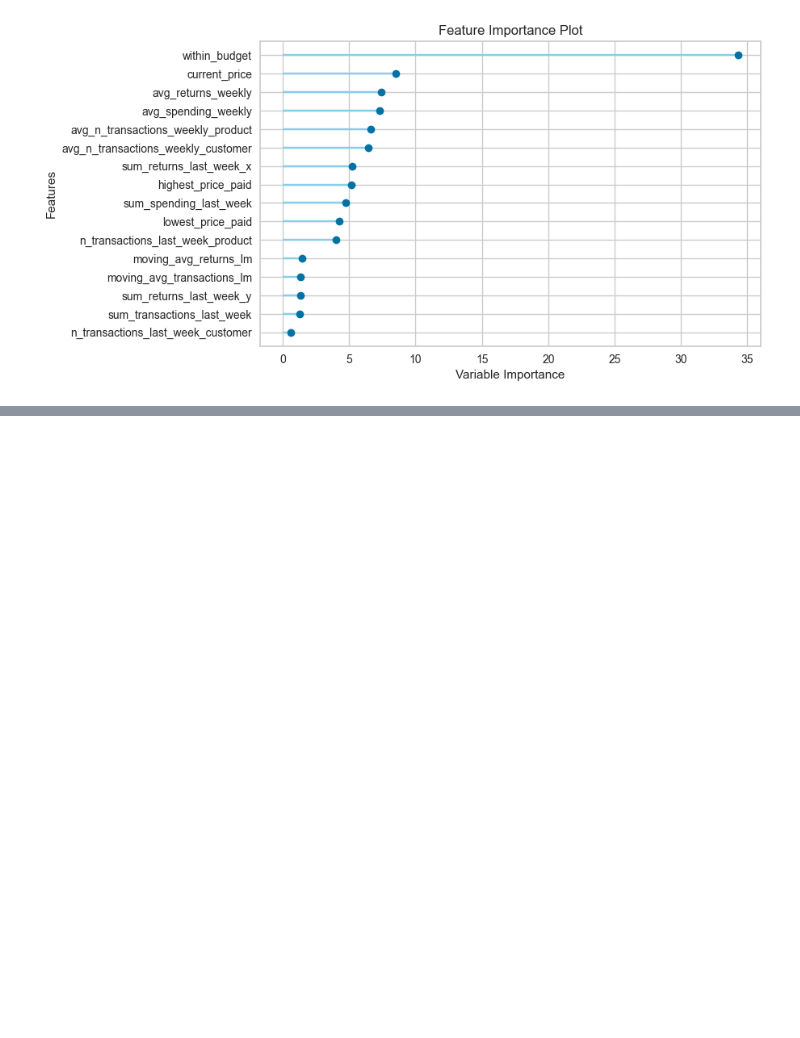
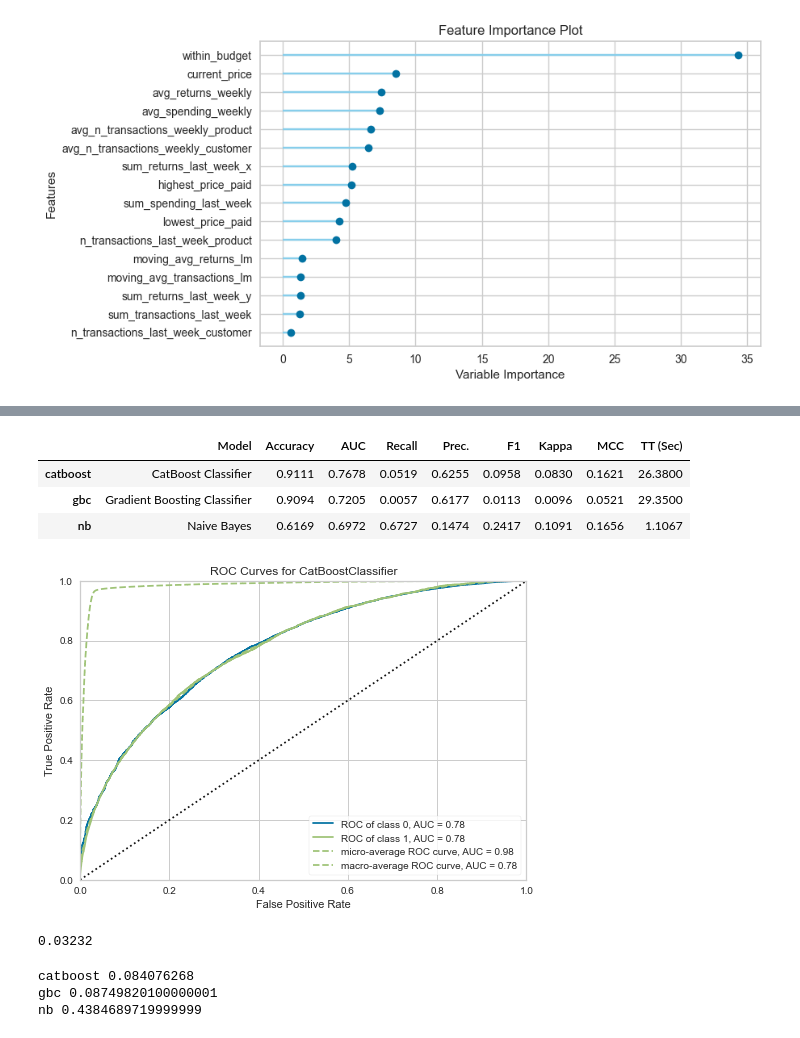
Before and after one commit to sekR4/classification-challenge, a Jupyter notebook: src/model_trials.ipynb, the cells around one changed output, grey strips where cells are left out. Saved outputs shown, nothing was run; the diff lists cells and outputs as text; code cells hidden in the pictures; blank space fills up the shorter version.

```diff
--- a/src/model_trials.ipynb
+++ b/src/model_trials.ipynb
@@ -105,0 +126,34 @@ KeyboardInterrupt:
+# %%
+include = ["catboost","gbc", "nb"]
+
+best_models = compare_models(
+    sort="AUC",
+    include=include,
+    n_select=len(include)
+)
+# %% [output]
+|  | Model | Accuracy | AUC | Recall | Prec. | F1 | Kappa | MCC | TT (Sec) |
+| catboost | CatBoost Classifier | 0.9111 | 0.7678 | 0.0519 | 0.6255 | 0.0958 | 0.0830 | 0.1621 | 26.3800 |
+| gbc | Gradient Boosting Classifier | 0.9094 | 0.7205 | 0.0057 | 0.6177 | 0.0113 | 0.0096 | 0.0521 | 29.3500 |
+| nb | Naive Bayes | 0.6169 | 0.6972 | 0.6727 | 0.1474 | 0.2417 | 0.1091 | 0.1656 | 1.1067 |
+# %%
+plot_model(estimator=best_models[0], plot="auc")
+# %% [output]
+[figure, added]
+# %%
+df_test.label.mean()
+# %% [output]
+0.03232
+# %%
+for name, model in zip(include, best_models):
+    print(name,
+        predict_model(
+            estimator=model,
+            data=df_test[df_test.columns[1:]],
+            verbose=False,
+            raw_score=True
+            )["Score_1"].mean())
+# %% [output]
+catboost 0.084076268
+gbc 0.08749820100000001
+nb 0.4384689719999999
```
Also changed, not shown: parts of 6 cells of this notebook.
